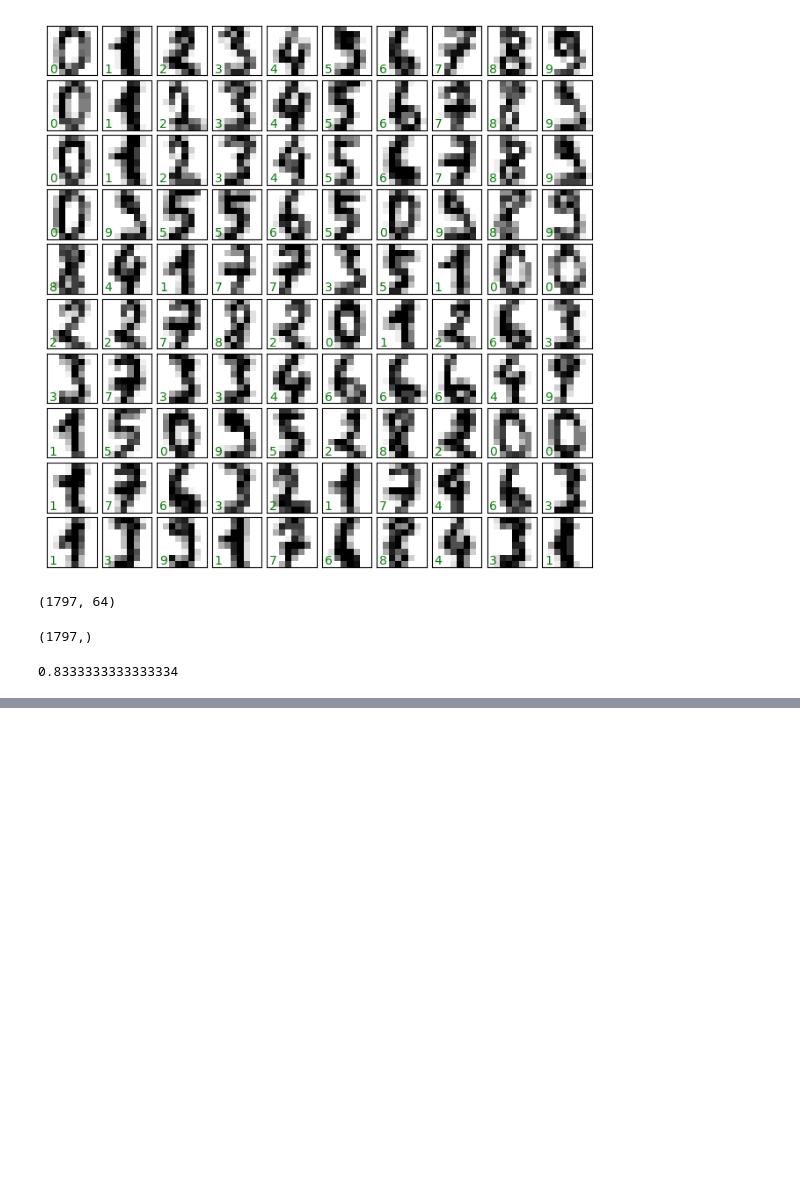
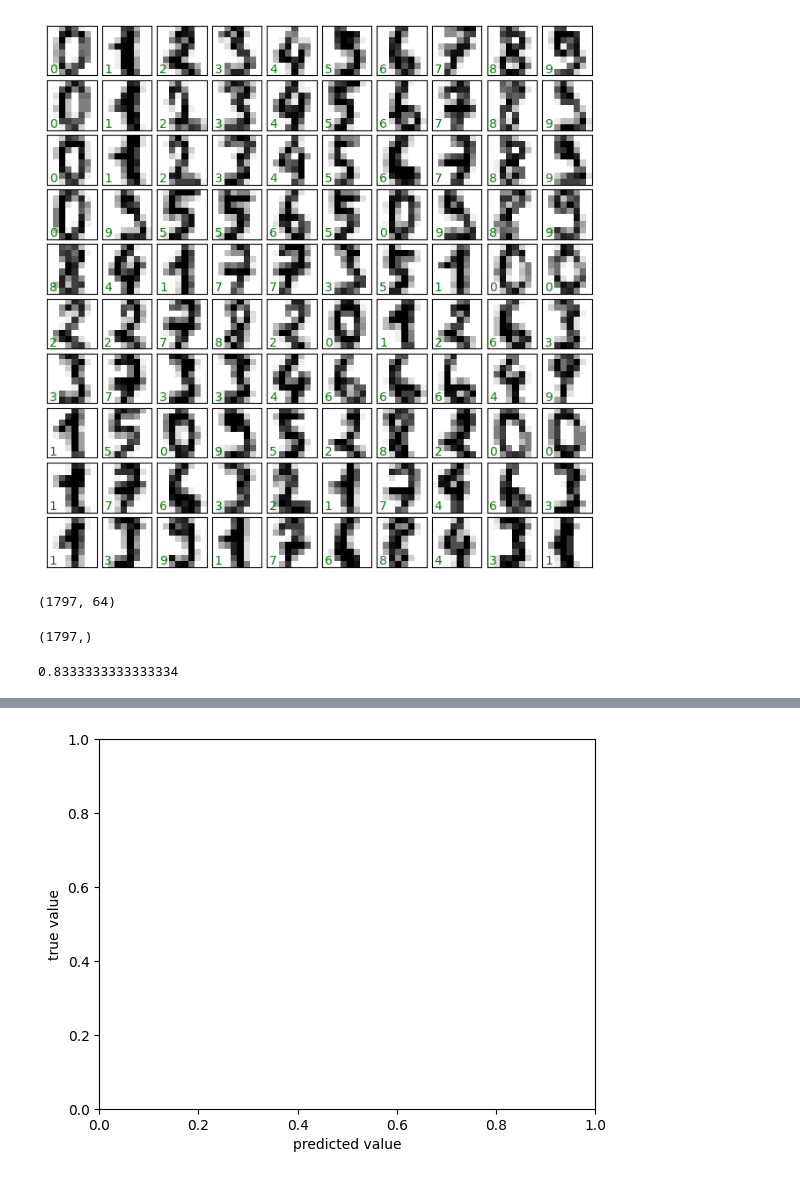
Before and after one commit to anumit-web/ML-Masterlist-2024, a Jupyter notebook: scikit-learn/scikit_learn_Masterlist_7.ipynb, the cells around one changed output, grey strips where cells are left out. Cells and saved outputs as stored; diff of their text form; code cells hidden in the pictures; blank space fills up the shorter version.

```diff
--- a/scikit-learn/scikit_learn_Masterlist_7.ipynb
+++ b/scikit-learn/scikit_learn_Masterlist_7.ipynb
@@ -43,0 +55,5 @@ accuracy_score(ytest, y_model)
+# %%
+plt.xlabel('predicted value')
+plt.ylabel('true value');
+# %% [output]
+[figure, added]
```
Also changed, not shown: parts of 6 cells of this notebook.
